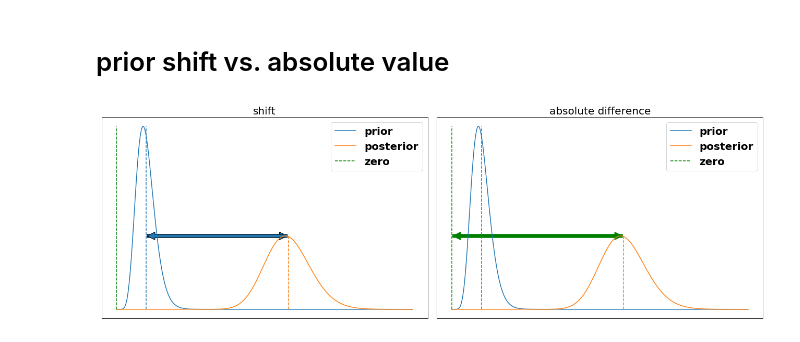
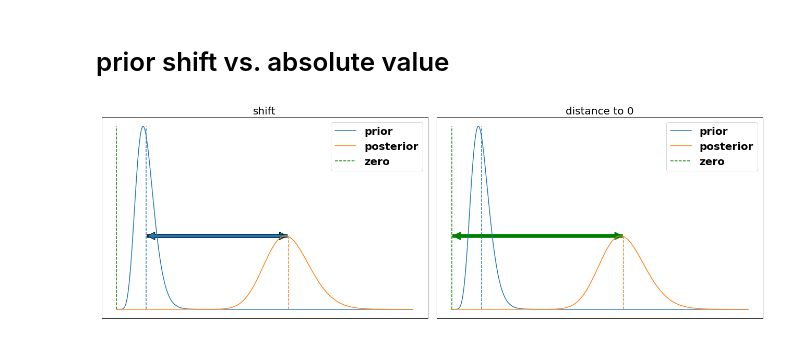
Before and after one commit to mariushobbhahn/mariushobbhahn.github.io, a Jupyter notebook: img/Probabilistic_Judging_1/Probabilistic Judging Part1.ipynb, the cells around one changed output. Drawn from its saved outputs; the diff is of its cells as text; code cells hidden in the pictures.

```diff
--- a/img/Probabilistic_Judging_1/Probabilistic Judging Part1.ipynb
+++ b/img/Probabilistic_Judging_1/Probabilistic Judging Part1.ipynb
@@ -819,33 +819,33 @@ axs[0].vlines(0, ymin=0, ymax=1*gamma_p.max(), linestyle='dashed', alpha=1, colo
 axs[0].set_yticklabels([])
 axs[0].set_yticks([])
 axs[0].set_xticklabels([])
 axs[0].set_xticks([])
 axs[0].legend(prop={'size': 20})
 axs[0].set_title('shift', fontsize=20)
 
 arrow_abs_right = mpatches.FancyArrowPatch((0,gamma_5.max()), (g_5*s,gamma_5.max()),
                                  mutation_scale=30, color='green')
 arrow_abs_left = mpatches.FancyArrowPatch((g_5*s,gamma_5.max()), (0,gamma_5.max()),
                                  mutation_scale=30, color='green')
 
 axs[1].add_patch(arrow_abs_right)
 axs[1].add_patch(arrow_abs_left)
 axs[1].plot(x_gamma, gamma_p, label='prior')
 axs[1].plot(x_gamma, gamma_5, label='posterior')
 axs[1].vlines(g_p*s, ymin=0, ymax=1*gamma_p.max(), linestyle='dashed', alpha=1, color="#1f77b4")
 axs[1].vlines(g_5*s, ymin=0, ymax=1*gamma_5.max(), linestyle='dashed', alpha=1, color="#ff7f0e")
 axs[1].vlines(0, ymin=0, ymax=1*gamma_p.max(), linestyle='dashed', alpha=1, color="green", label='zero')
 axs[1].set_yticklabels([])
 axs[1].set_yticks([])
 axs[1].set_xticklabels([])
 axs[1].set_xticks([])
 axs[1].legend(prop={'size': 20})
-axs[1].set_title('absolute difference', fontsize=20)
+axs[1].set_title('distance to 0', fontsize=20)
 
 
 plt.tight_layout()
-plt.savefig('shift_vs_absolute.png', dpi=300)
+plt.savefig('shift_vs_distance0.png', dpi=300)
 
 plt.show();
 # %% [output]
-[figure, old version]
+[figure, new version]
```
Also changed, not shown: 7 other files.
